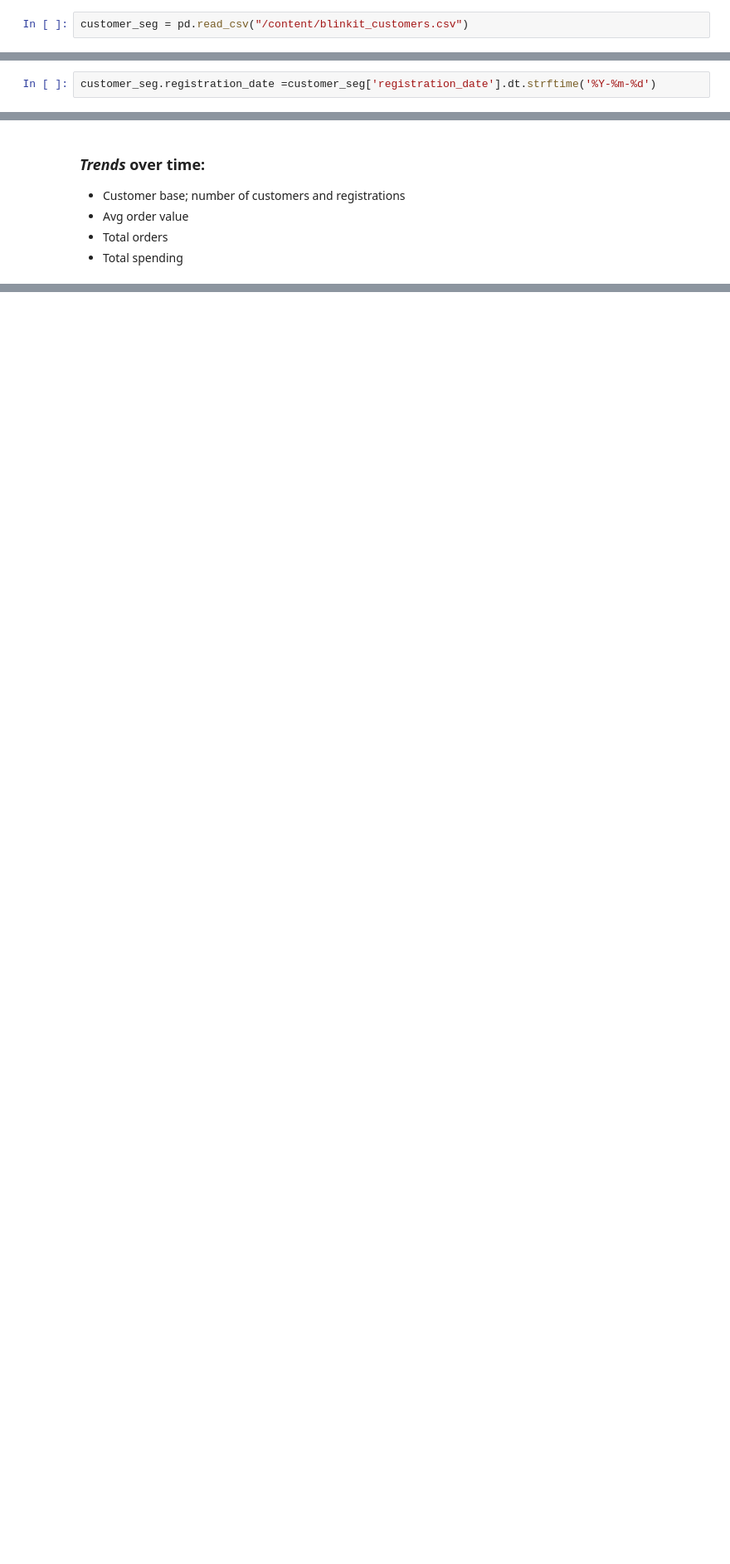
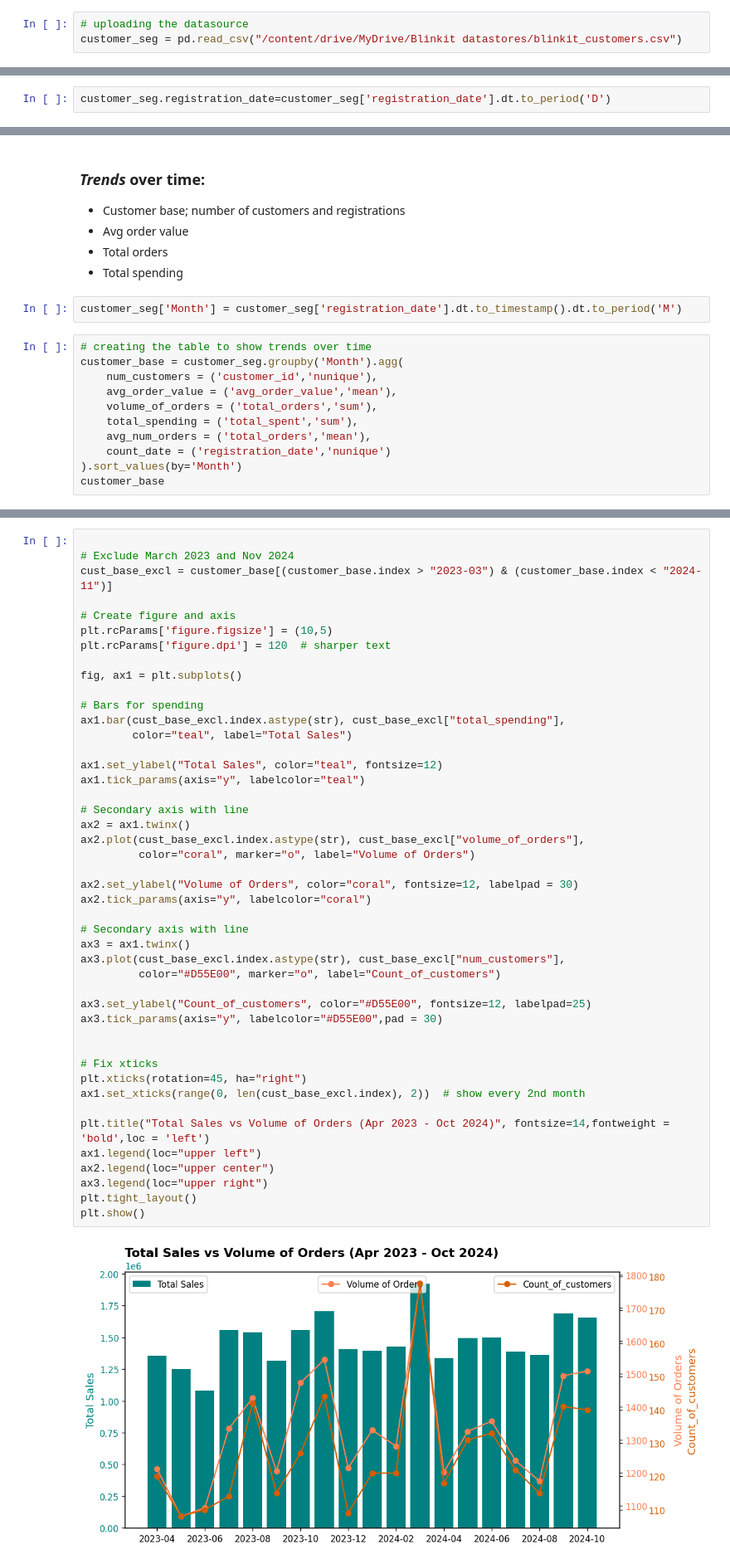
Before and after one commit to Joan-Njoki-Mwangi/Blinkit-Grocery-Store-Deep-Dive, a Jupyter notebook: Blinkit_Grocery_Store_Deep_Dive.ipynb, the cells around one changed output, grey strips where cells are left out. Shown at 83% size. Cells and saved outputs as stored; diff of their text form; blank space fills up the shorter version.

```diff
--- a/Blinkit_Grocery_Store_Deep_Dive.ipynb
+++ b/Blinkit_Grocery_Store_Deep_Dive.ipynb
@@ -25,7 +46,8 @@ warnings.filterwarnings('ignore')
 # %% [markdown]
 ### 1.Customer segmentation & behavior
 # %%
-customer_seg = pd.read_csv("/content/blinkit_customers.csv")
+# uploading the datasource
+customer_seg = pd.read_csv("/content/drive/MyDrive/Blinkit datastores/blinkit_customers.csv")
 # %% [markdown]
 ## *Data Exploration*
 # %%
@@ -82,7 +104,7 @@ customer_seg.describe()
 # %% [markdown]
 ### *Registrations*
 # %%
-customer_seg.registration_date =customer_seg['registration_date'].dt.strftime('%Y-%m-%d')
+customer_seg.registration_date=customer_seg['registration_date'].dt.to_period('D')
 # %%
 date_counts = customer_seg['registration_date'].value_counts()
 
@@ -195,3 +217,16 @@ Mangalore, Muzaffarpur, Srikakulam = Low ROI zones; require cost-benefit analysi
 *   Avg order value
 *   Total orders
 *   Total spending
+# %%
+customer_seg['Month'] = customer_seg['registration_date'].dt.to_timestamp().dt.to_period('M')
+# %%
+# creating the table to show trends over time
+customer_base = customer_seg.groupby('Month').agg(
+    num_customers = ('customer_id','nunique'),
+    avg_order_value = ('avg_order_value','mean'),
+    volume_of_orders = ('total_orders','sum'),
+    total_spending = ('total_spent','sum'),
+    avg_num_orders = ('total_orders','mean'),
+    count_date = ('registration_date','nunique')
+).sort_values(by='Month')
+customer_base
@@ -197,0 +262,47 @@ Mangalore, Muzaffarpur, Srikakulam = Low ROI zones; require cost-benefit analysi
+# %%
+
+# Exclude March 2023 and Nov 2024
+cust_base_excl = customer_base[(customer_base.index > "2023-03") & (customer_base.index < "2024-11")]
+
+# Create figure and axis
+plt.rcParams['figure.figsize'] = (10,5)
+plt.rcParams['figure.dpi'] = 120  # sharper text
+
+fig, ax1 = plt.subplots()
+
+# Bars for spending
+ax1.bar(cust_base_excl.index.astype(str), cust_base_excl["total_spending"],
+        color="teal", label="Total Sales")
+
+ax1.set_ylabel("Total Sales", color="teal", fontsize=12)
+ax1.tick_params(axis="y", labelcolor="teal")
+
+# Secondary axis with line
+ax2 = ax1.twinx()
+ax2.plot(cust_base_excl.index.astype(str), cust_base_excl["volume_of_orders"],
+         color="coral", marker="o", label="Volume of Orders")
+
+ax2.set_ylabel("Volume of Orders", color="coral", fontsize=12, labelpad = 30)
+ax2.tick_params(axis="y", labelcolor="coral")
+
+# Secondary axis with line
+ax3 = ax1.twinx()
+ax3.plot(cust_base_excl.index.astype(str), cust_base_excl["num_customers"],
+         color="#D55E00", marker="o", label="Count_of_customers")
+
+ax3.set_ylabel("Count_of_customers", color="#D55E00", fontsize=12, labelpad=25)
+ax3.tick_params(axis="y", labelcolor="#D55E00",pad = 30)
+
+
+# Fix xticks
+plt.xticks(rotation=45, ha="right")
+ax1.set_xticks(range(0, len(cust_base_excl.index), 2))  # show every 2nd month
+
+plt.title("Total Sales vs Volume of Orders (Apr 2023 - Oct 2024)", fontsize=14,fontweight = 'bold',loc = 'left')
+ax1.legend(loc="upper left")
+ax2.legend(loc="upper center")
+ax3.legend(loc="upper right")
+plt.tight_layout()
+plt.show()
+# %% [output]
+[figure, added]
```
Also changed, not shown: parts of 8 cells of this notebook.
